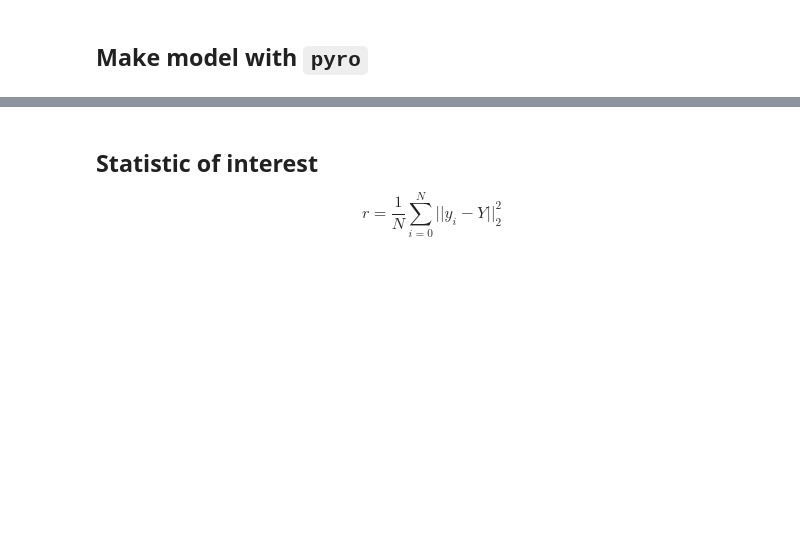
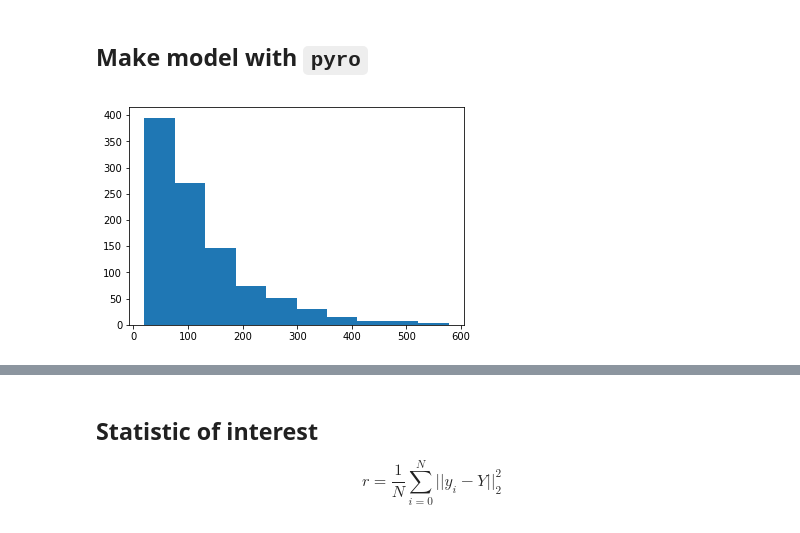
Before and after one commit to SchattenGenie/diff-surrogate, a Jupyter notebook: model.ipynb, the cells around one changed output, grey strips where cells are left out. Saved outputs shown, nothing was run; the diff lists cells and outputs as text; code cells hidden in the pictures; blank space fills up the shorter version.

```diff
--- a/model.ipynb
+++ b/model.ipynb
@@ -9,7 +9,7 @@ from pyro import poutine
 import matplotlib.pyplot as plt
 import seaborn as sns
 import tqdm
-sns.set()
+#sns.set()
 # %% [markdown]
 ## Simple model
 
@@ -31,3 +31,12 @@ $$\frac{\partial r}{\partial \mu} = ?$$.
 ## Make model with `pyro`
 # %%
 mu_dist = dist.Delta(torch.tensor(-50., requires_grad=True))
+p_dist = dist.Exponential(rate=0.01)
+theta_dist = dist.Uniform(0, 0.01)
+# %%
+sample = p_dist.sample([1000]) + 20
+pt = 1 / sample * torch.sin(theta_dist.sample(sample.shape)) * 10000 # normalising kostyl
+# %%
+plt.hist(sample.numpy());
+# %% [output]
+[figure, added]
```
Also changed, not shown: parts of 5 cells of this notebook.
